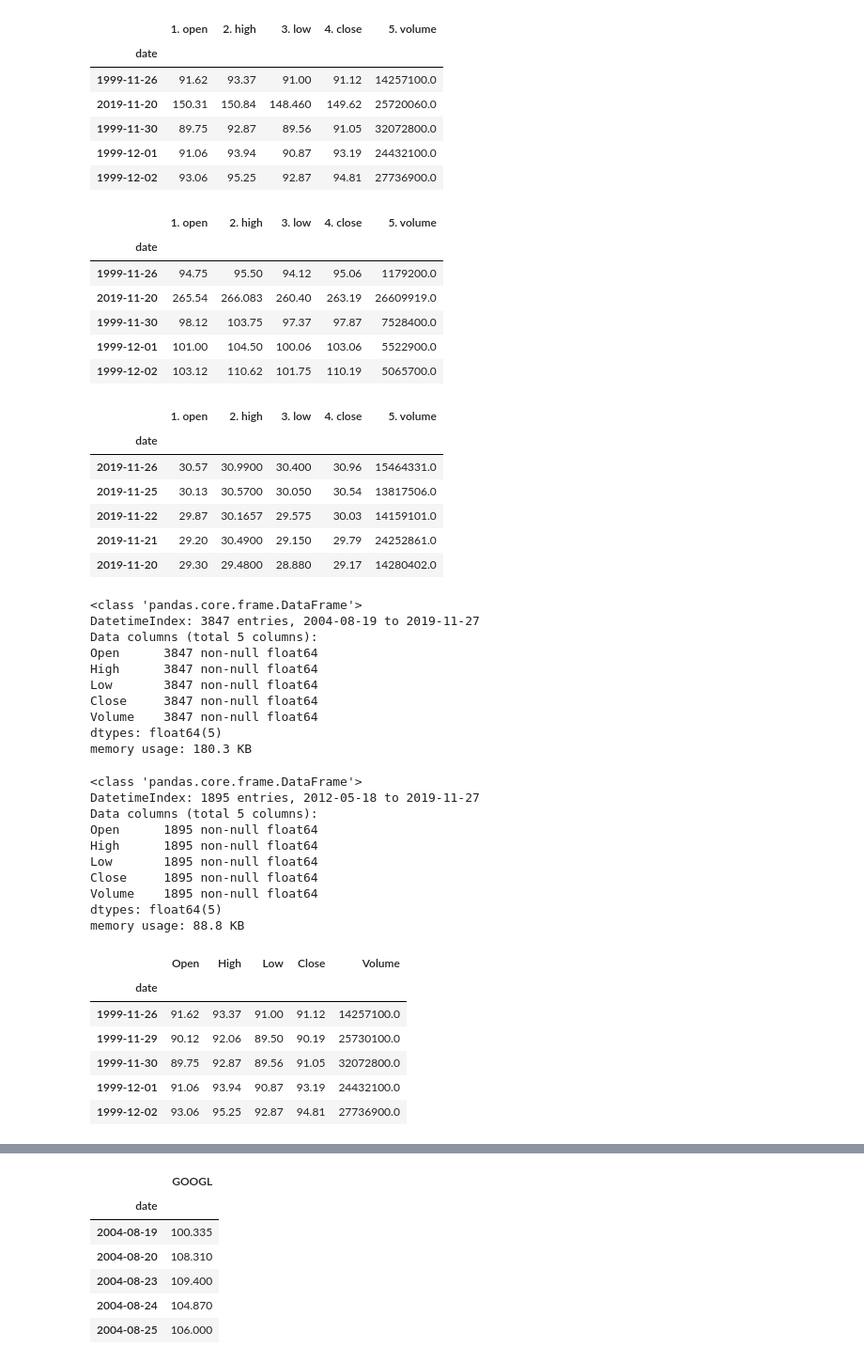
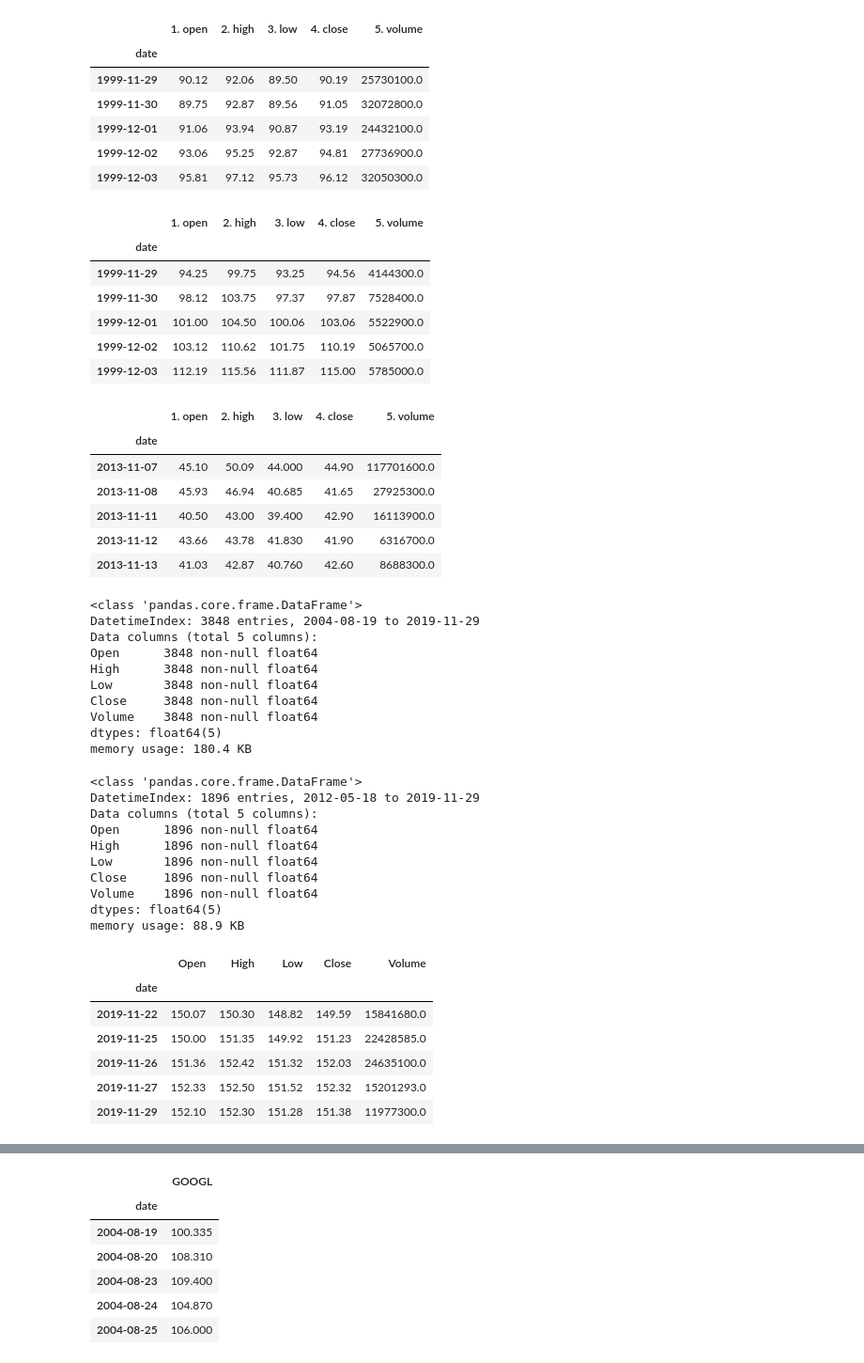
Before and after one commit to gaurangdavda/InvestoBot, a Jupyter notebook: Training/portfolio_optimization_using_alpha_vantage.ipynb, the cells around one changed output, grey strips where cells are left out. Shown at 94% size. Drawn from its saved outputs; the diff is of its cells as text; code cells hidden in the pictures.

```diff
--- a/Training/portfolio_optimization_using_alpha_vantage.ipynb
+++ b/Training/portfolio_optimization_using_alpha_vantage.ipynb
@@ -5,7 +8,7 @@ from alpha_vantage.timeseries import TimeSeries
 # %%
 # Your key here
 #key = 'enter_your_key_here'
-ts = TimeSeries(key, output_format='pandas')
+ts = TimeSeries('P9HHDBDFZ3RZYTSW', output_format='pandas')
 # %%
 googl, googl_meta_data = ts.get_daily('GOOGL', outputsize='full')
 fb, fb_meta_data = ts.get_daily('FB', outputsize='full')
@@ -37,31 +40,31 @@ msft.head()
 # %% [output]
 |  | 1. open | 2. high | 3. low | 4. close | 5. volume |
 | date |  |  |  |  |  |
-| 1999-11-26 | 91.62 | 93.37 | 91.00 | 91.12 | 14257100.0 |
-| 2019-11-20 | 150.31 | 150.84 | 148.460 | 149.62 | 25720060.0 |
+| 1999-11-29 | 90.12 | 92.06 | 89.50 | 90.19 | 25730100.0 |
 | 1999-11-30 | 89.75 | 92.87 | 89.56 | 91.05 | 32072800.0 |
 | 1999-12-01 | 91.06 | 93.94 | 90.87 | 93.19 | 24432100.0 |
 | 1999-12-02 | 93.06 | 95.25 | 92.87 | 94.81 | 27736900.0 |
+| 1999-12-03 | 95.81 | 97.12 | 95.73 | 96.12 | 32050300.0 |
 # %%
 aapl.head()
 # %% [output]
 |  | 1. open | 2. high | 3. low | 4. close | 5. volume |
 | date |  |  |  |  |  |
-| 1999-11-26 | 94.75 | 95.50 | 94.12 | 95.06 | 1179200.0 |
-| 2019-11-20 | 265.54 | 266.083 | 260.40 | 263.19 | 26609919.0 |
+| 1999-11-29 | 94.25 | 99.75 | 93.25 | 94.56 | 4144300.0 |
 | 1999-11-30 | 98.12 | 103.75 | 97.37 | 97.87 | 7528400.0 |
 | 1999-12-01 | 101.00 | 104.50 | 100.06 | 103.06 | 5522900.0 |
 | 1999-12-02 | 103.12 | 110.62 | 101.75 | 110.19 | 5065700.0 |
+| 1999-12-03 | 112.19 | 115.56 | 111.87 | 115.00 | 5785000.0 |
 # %%
 twtr.head()
 # %% [output]
 |  | 1. open | 2. high | 3. low | 4. close | 5. volume |
 | date |  |  |  |  |  |
-| 2019-11-26 | 30.57 | 30.9900 | 30.400 | 30.96 | 15464331.0 |
-| 2019-11-25 | 30.13 | 30.5700 | 30.050 | 30.54 | 13817506.0 |
-| 2019-11-22 | 29.87 | 30.1657 | 29.575 | 30.03 | 14159101.0 |
-| 2019-11-21 | 29.20 | 30.4900 | 29.150 | 29.79 | 24252861.0 |
-| 2019-11-20 | 29.30 | 29.4800 | 28.880 | 29.17 | 14280402.0 |
+| 2013-11-07 | 45.10 | 50.09 | 44.000 | 44.90 | 117701600.0 |
+| 2013-11-08 | 45.93 | 46.94 | 40.685 | 41.65 | 27925300.0 |
+| 2013-11-11 | 40.50 | 43.00 | 39.400 | 42.90 | 16113900.0 |
+| 2013-11-12 | 43.66 | 43.78 | 41.830 | 41.90 | 6316700.0 |
+| 2013-11-13 | 41.03 | 42.87 | 40.760 | 42.60 | 8688300.0 |
 # %%
 googl = googl.rename(columns={'1. open': 'Open', '2. high':'High', '3. low':'Low', '4. close':'Close', '5. volume':'Volume'})
 msft = msft.rename(columns={'1. open': 'Open', '2. high':'High', '3. low':'Low', '4. close':'Close', '5. volume':'Volume'})
@@ -72,38 +75,38 @@ twtr = twtr.rename(columns={'1. open': 'Open', '2. high':'High', '3. low':'Low',
 googl.info()
 # %% [output]
 <class 'pandas.core.frame.DataFrame'>
-DatetimeIndex: 3847 entries, 2004-08-19 to 2019-11-27
+DatetimeIndex: 3848 entries, 2004-08-19 to 2019-11-29
 Data columns (total 5 columns):
-Open      3847 non-null float64
-High      3847 non-null float64
-Low       3847 non-null float64
-Close     3847 non-null float64
-Volume    3847 non-null float64
+Open      3848 non-null float64
+High      3848 non-null float64
+Low       3848 non-null float64
+Close     3848 non-null float64
+Volume    3848 non-null float64
 dtypes: float64(5)
-memory usage: 180.3 KB
+memory usage: 180.4 KB
 # %%
 fb.info()
 # %% [output]
 <class 'pandas.core.frame.DataFrame'>
-DatetimeIndex: 1895 entries, 2012-05-18 to 2019-11-27
+DatetimeIndex: 1896 entries, 2012-05-18 to 2019-11-29
 Data columns (total 5 columns):
-Open      1895 non-null float64
-High      1895 non-null float64
-Low       1895 non-null float64
-Close     1895 non-null float64
-Volume    1895 non-null float64
+Open      1896 non-null float64
+High      1896 non-null float64
+Low       1896 non-null float64
+Close     1896 non-null float64
+Volume    1896 non-null float64
 dtypes: float64(5)
-memory usage: 88.8 KB
+memory usage: 88.9 KB
 # %%
-msft.head()
+msft.tail()
 # %% [output]
 |  | Open | High | Low | Close | Volume |
 | date |  |  |  |  |  |
-| 1999-11-26 | 91.62 | 93.37 | 91.00 | 91.12 | 14257100.0 |
-| 1999-11-29 | 90.12 | 92.06 | 89.50 | 90.19 | 25730100.0 |
-| 1999-11-30 | 89.75 | 92.87 | 89.56 | 91.05 | 32072800.0 |
-| 1999-12-01 | 91.06 | 93.94 | 90.87 | 93.19 | 24432100.0 |
-| 1999-12-02 | 93.06 | 95.25 | 92.87 | 94.81 | 27736900.0 |
+| 2019-11-22 | 150.07 | 150.30 | 148.82 | 149.59 | 15841680.0 |
+| 2019-11-25 | 150.00 | 151.35 | 149.92 | 151.23 | 22428585.0 |
+| 2019-11-26 | 151.36 | 152.42 | 151.32 | 152.03 | 24635100.0 |
+| 2019-11-27 | 152.33 | 152.50 | 151.52 | 152.32 | 15201293.0 |
+| 2019-11-29 | 152.10 | 152.30 | 151.28 | 151.38 | 11977300.0 |
 # %%
 aapl.tail()
 # %% [output]
```
Also changed, not shown: parts of 25 cells of this notebook, 1 other file.
